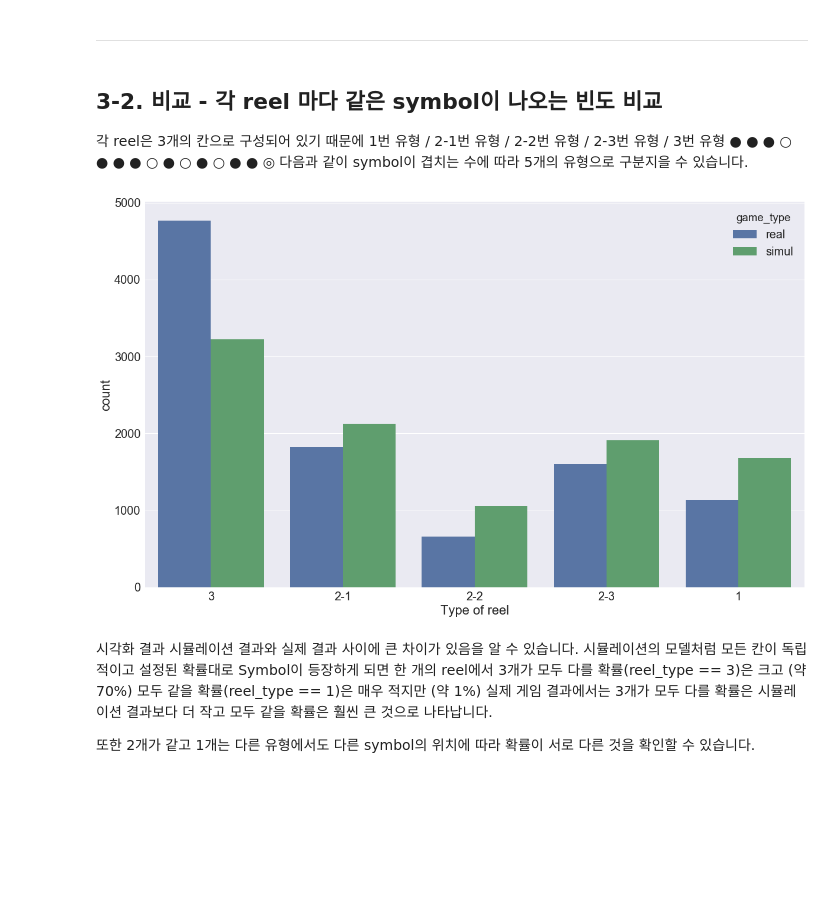
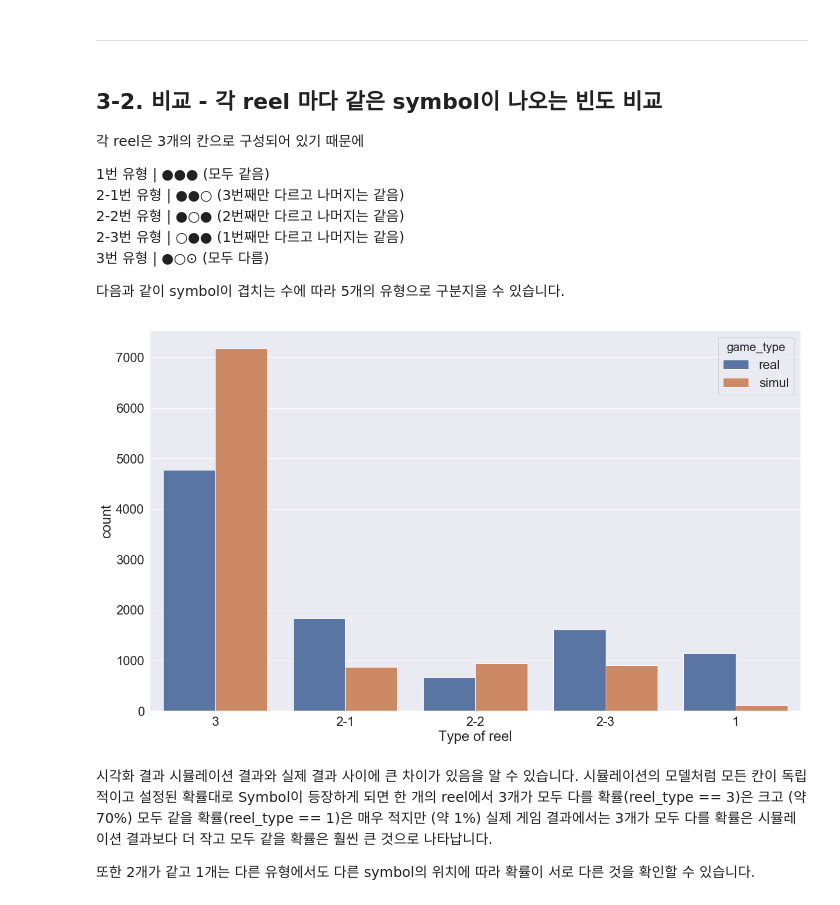
Before and after one commit to Jaepal/data-science-portfolio, a Jupyter notebook: slot_machine/Data_Exploration.ipynb, the cells around one changed output. Drawn from its saved outputs; the diff is of its cells as text; code cells hidden in the pictures; blank space fills up the shorter version.

```diff
--- a/slot_machine/Data_Exploration.ipynb
+++ b/slot_machine/Data_Exploration.ipynb
@@ -441,15 +453,15 @@ for i in range(2000):
 # %%
 # 실제 게임 플레이 DataFrame을 불러와서 가상 게임플레이 데이터로 변경
 
-simul_result = slot_result[['classname', 'game', 'row', 'col']]
+pl_simul_result = pl_slot_result[['classname', 'game', 'row', 'col']]
 
-simul_classname = []
+pl_simul_classname = []
 
-for game in simul_result_per_game:
+for game in pl_simul_result_per_game:
     for x in game:
-        simul_classname.append(x)
+        pl_simul_classname.append(x)
 
-simul_result['classname'] = simul_classname
+pl_simul_result['classname'] = pl_simul_classname
 # %% [output]
 A value is trying to be set on a copy of a slice from a DataFrame.
 Try using .loc[row_indexer,col_indexer] = value instead
@@ -551,11 +561,15 @@ p-value가 1.3912538539206486e-32로 유의수준 0.05보다 매우 작은 값
 ---
 # %% [markdown]
 ## 3-2. 비교 - 각 reel 마다 같은 symbol이 나오는 빈도 비교
+
 각 reel은 3개의 칸으로 구성되어 있기 때문에
-1번 유형 / 2-1번 유형 / 2-2번 유형 / 2-3번 유형 / 3번 유형
-   ●          ●           ●           ○          ●
-   ●          ●           ○           ●          ○
-   ●          ○           ●           ●          ◎
+
+1번 유형   | ●●● (모두 같음)
+2-1번 유형 | ●●○ (3번째만 다르고 나머지는 같음)
+2-2번 유형 | ●○● (2번째만 다르고 나머지는 같음)
+2-3번 유형 | ○●● (1번째만 다르고 나머지는 같음)
+3번 유형   | ●○⊙ (모두 다름)
+
 다음과 같이 symbol이 겹치는 수에 따라 5개의 유형으로 구분지을 수 있습니다.
 # %%
 def getReelInfo(df, reel):
@@ -584,39 +598,39 @@ def getReelInfo(df, reel):
 # %%
 # 실제 게임의 각 reel의 유형, symbol 저장
 
-real_reel1_rtype, real_reel1_rsymbols = getReelInfo(slot_result, 1)
-real_reel2_rtype, real_reel2_rsymbols = getReelInfo(slot_result, 2)
-real_reel3_rtype, real_reel3_rsymbols = getReelInfo(slot_result, 3)
-real_reel4_rtype, real_reel4_rsymbols = getReelInfo(slot_result, 4)
-real_reel5_rtype, real_reel5_rsymbols = getReelInfo(slot_result, 5)
+pl_real_reel1_rtype, pl_real_reel1_rsymbols = getReelInfo(pl_slot_result, 1)
+pl_real_reel2_rtype, pl_real_reel2_rsymbols = getReelInfo(pl_slot_result, 2)
+pl_real_reel3_rtype, pl_real_reel3_rsymbols = getReelInfo(pl_slot_result, 3)
+pl_real_reel4_rtype, pl_real_reel4_rsymbols = getReelInfo(pl_slot_result, 4)
+pl_real_reel5_rtype, pl_real_reel5_rsymbols = getReelInfo(pl_slot_result, 5)
 
-real_reel_rtype = real_reel1_rtype + real_reel2_rtype + real_reel3_rtype + real_reel4_rtype + real_reel5_rtype
+pl_real_reel_rtype = pl_real_reel1_rtype + pl_real_reel2_rtype + pl_real_reel3_rtype+ pl_real_reel4_rtype + pl_real_reel5_rtype
 # %%
 # 가상 게임의 각 reel의 유형, symbol 저장
 
-simul_reel1_rtype, simul_reel1_rsymbols = getReelInfo(simul_result, 1)
-simul_reel2_rtype, simul_reel2_rsymbols = getReelInfo(simul_result, 2)
-simul_reel3_rtype, simul_reel3_rsymbols = getReelInfo(simul_result, 3)
-simul_reel4_rtype, simul_reel4_rsymbols = getReelInfo(simul_result, 4)
-simul_reel5_rtype, simul_reel5_rsymbols = getReelInfo(simul_result, 5)
+pl_simul_reel1_rtype, pl_simul_reel1_rsymbols = getReelInfo(pl_simul_result, 1)
+pl_simul_reel2_rtype, pl_simul_reel2_rsymbols = getReelInfo(pl_simul_result, 2)
+pl_simul_reel3_rtype, pl_simul_reel3_rsymbols = getReelInfo(pl_simul_result, 3)
+pl_simul_reel4_rtype, pl_simul_reel4_rsymbols = getReelInfo(pl_simul_result, 4)
+pl_simul_reel5_rtype, pl_simul_reel5_rsymbols = getReelInfo(pl_simul_result, 5)
 
-simul_reel_rtype = simul_reel1_rtype + simul_reel2_rtype + simul_reel3_rtype + simul_reel4_rtype + simul_reel5_rtype
+pl_simul_reel_rtype = pl_simul_reel1_rtype + pl_simul_reel2_rtype + pl_simul_reel3_rtype + pl_simul_reel4_rtype + pl_simul_reel5_rtype
 # %%
 # 비교를 위해 실제 게임 데이터의 reel_type을 담을 DataFrame을 생성
 
-df_rtype = pd.DataFrame(columns=['reel_type', 'reel_num', 'game_type'])
-df_rtype['reel_type'] = real_reel_rtype + simul_reel_rtype
-df_rtype['reel_num'] = (['reel_1'] * 2000 + ['reel_2'] * 2000 + ['reel_3'] * 2000 + ['reel_4'] * 2000 + ['reel_5'] * 2000) * 2
-df_rtype['game_type'] = ['real'] * 10000 + ['simul'] * 10000
+df_pl_rtype = pd.DataFrame(columns=['reel_type', 'reel_num', 'game_type'])
+df_pl_rtype['reel_type'] = pl_real_reel_rtype + pl_simul_reel_rtype
+df_pl_rtype['reel_num'] = (['reel_1'] * 2000 + ['reel_2'] * 2000 + ['reel_3'] * 2000 + ['reel_4'] * 2000 + ['reel_5'] * 2000) * 2
+df_pl_rtype['game_type'] = ['real'] * 10000 + ['simul'] * 10000
 # %%
 # 모든 reel의 reel_type 시각화
 
 plt.figure(figsize=(20,12))
-sns.countplot(x='reel_type', data=df_rtype, order=['3', '2-1', '2-2', '2-3', '1'], hue='game_type')
+sns.countplot(x='reel_type', data=df_pl_rtype, order=['3', '2-1', '2-2', '2-3', '1'], hue='game_type')
 plt.xlabel("Type of reel")
 plt.show()
 # %% [output]
-[figure, old version]
+[figure, new version]
 # %% [markdown]
 시각화 결과 시뮬레이션 결과와 실제 결과 사이에 큰 차이가 있음을 알 수 있습니다. 시뮬레이션의 모델처럼 모든 칸이 독립적이고 설정된 확률대로 Symbol이 등장하게 되면 한 개의 reel에서 3개가 모두 다를 확률(reel_type == 3)은 크고 (약 70%) 모두 같을 확률(reel_type == 1)은 매우 적지만 (약 1%) 실제 게임 결과에서는 3개가 모두 다를 확률은 시뮬레이션 결과보다 더 작고 모두 같을 확률은 훨씬 큰 것으로 나타납니다.
 
```
Also changed, not shown: parts of 65 cells of this notebook.
